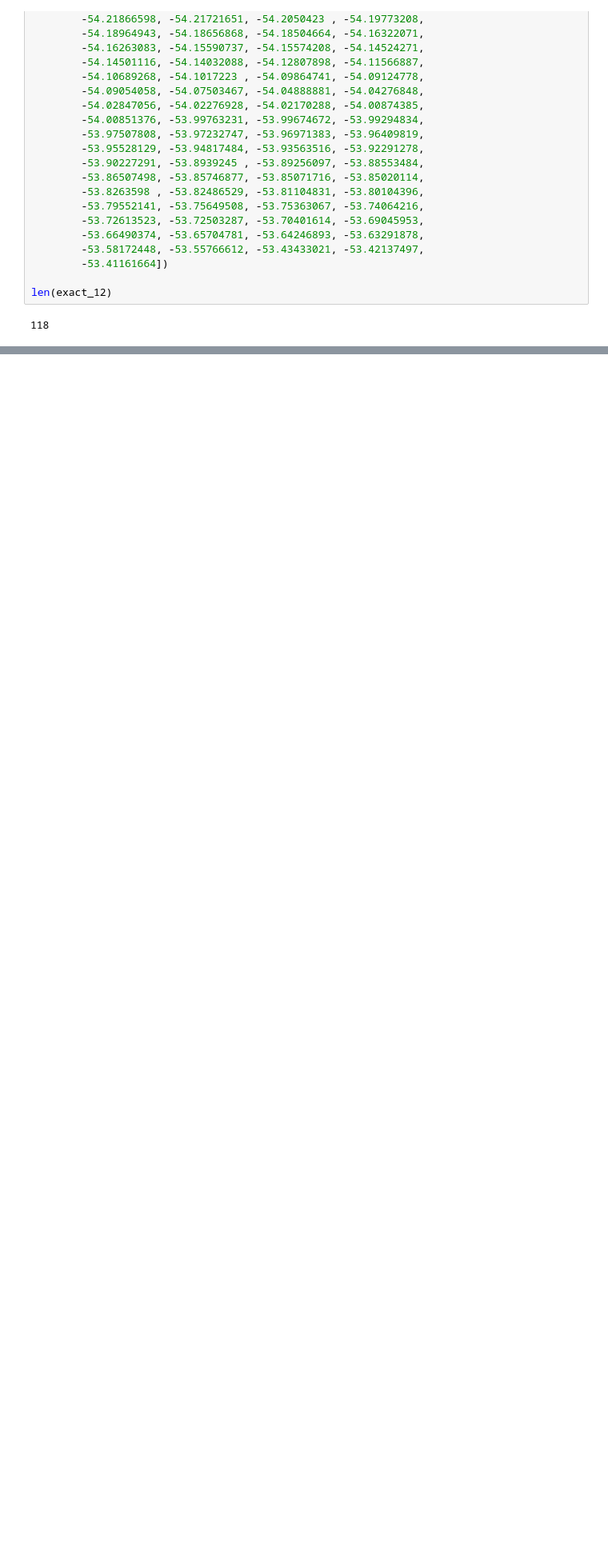
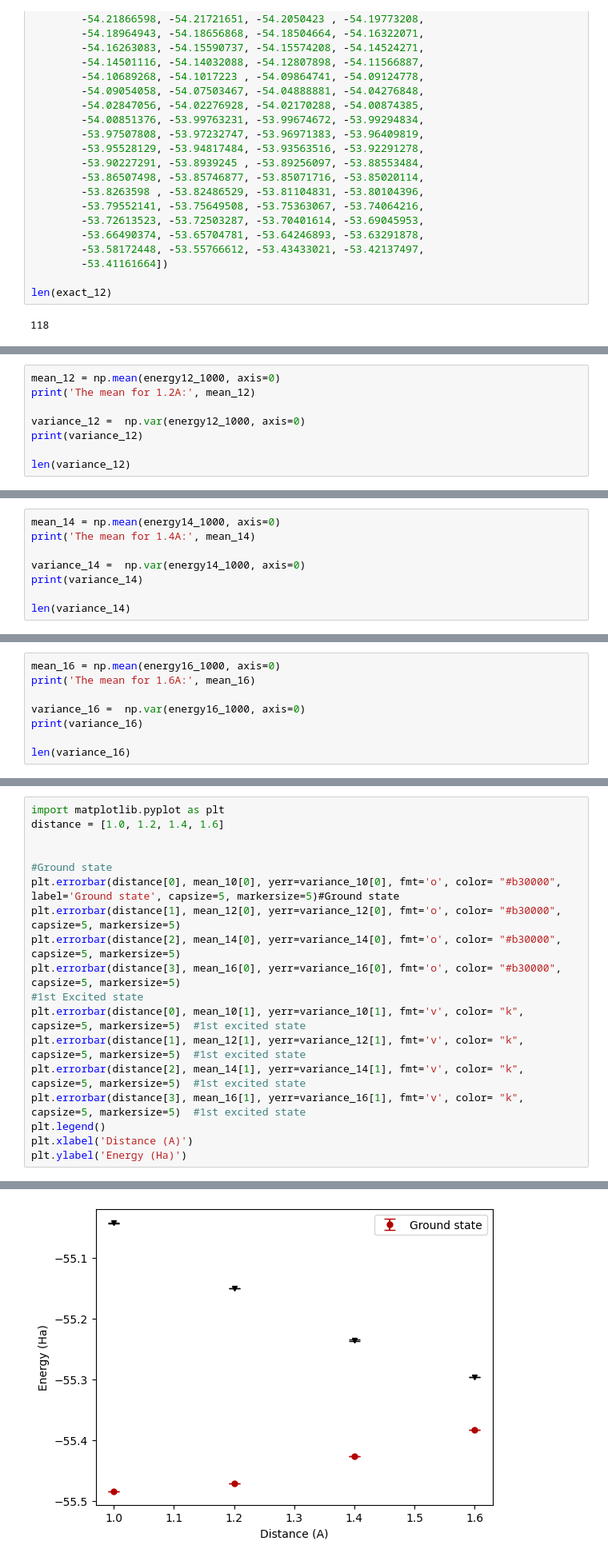
Before and after one commit to srivathsanps-quantum/QC-chemistry, a Jupyter notebook: NH3-shots/NH3-ShotsvsExact-A-EOM-Updated.ipynb, the cells around one changed output, grey strips where cells are left out. Shown at 80% size. Cells and saved outputs as stored; diff of their text form; blank space fills up the shorter version.

```diff
--- a/NH3-shots/NH3-ShotsvsExact-A-EOM-Updated.ipynb
+++ b/NH3-shots/NH3-ShotsvsExact-A-EOM-Updated.ipynb
@@ -896,0 +731,8 @@ print(E12ex0_1000)  #Mean values
+# %%
+mean_12 = np.mean(energy12_1000, axis=0)
+print('The mean for 1.2A:', mean_12)
+
+variance_12 =  np.var(energy12_1000, axis=0)
+print(variance_12)
+
+len(variance_12)
@@ -970,0 +1099,8 @@ ex4
+# %%
+mean_14 = np.mean(energy14_1000, axis=0)
+print('The mean for 1.4A:', mean_14)
+
+variance_14 =  np.var(energy14_1000, axis=0)
+print(variance_14)
+
+len(variance_14)
@@ -970,0 +1467,8 @@ ex4
+# %%
+mean_16 = np.mean(energy16_1000, axis=0)
+print('The mean for 1.6A:', mean_16)
+
+variance_16 =  np.var(energy16_1000, axis=0)
+print(variance_16)
+
+len(variance_16)
@@ -970,0 +1494,19 @@ ex4
+# %%
+import matplotlib.pyplot as plt
+distance = [1.0, 1.2, 1.4, 1.6]
+
+
+#Ground state
+plt.errorbar(distance[0], mean_10[0], yerr=variance_10[0], fmt='o', color= "#b30000", label='Ground state', capsize=5, markersize=5)#Ground state
+plt.errorbar(distance[1], mean_12[0], yerr=variance_12[0], fmt='o', color= "#b30000", capsize=5, markersize=5)
+plt.errorbar(distance[2], mean_14[0], yerr=variance_14[0], fmt='o', color= "#b30000",  capsize=5, markersize=5)
+plt.errorbar(distance[3], mean_16[0], yerr=variance_16[0], fmt='o', color= "#b30000",  capsize=5, markersize=5)
+#1st Excited state
+plt.errorbar(distance[0], mean_10[1], yerr=variance_10[1], fmt='v', color= "k",  capsize=5, markersize=5)  #1st excited state
+plt.errorbar(distance[1], mean_12[1], yerr=variance_12[1], fmt='v', color= "k",  capsize=5, markersize=5)  #1st excited state
+plt.errorbar(distance[2], mean_14[1], yerr=variance_14[1], fmt='v', color= "k",  capsize=5, markersize=5)  #1st excited state
+plt.errorbar(distance[3], mean_16[1], yerr=variance_16[1], fmt='v', color= "k",  capsize=5, markersize=5)  #1st excited state
+plt.legend()
+plt.xlabel('Distance (A)')
+plt.ylabel('Energy (Ha)')
+# %% [output]
@@ -970,0 +1514 @@ ex4
+[figure, added]
```
Also changed, not shown: parts of 25 cells of this notebook.
